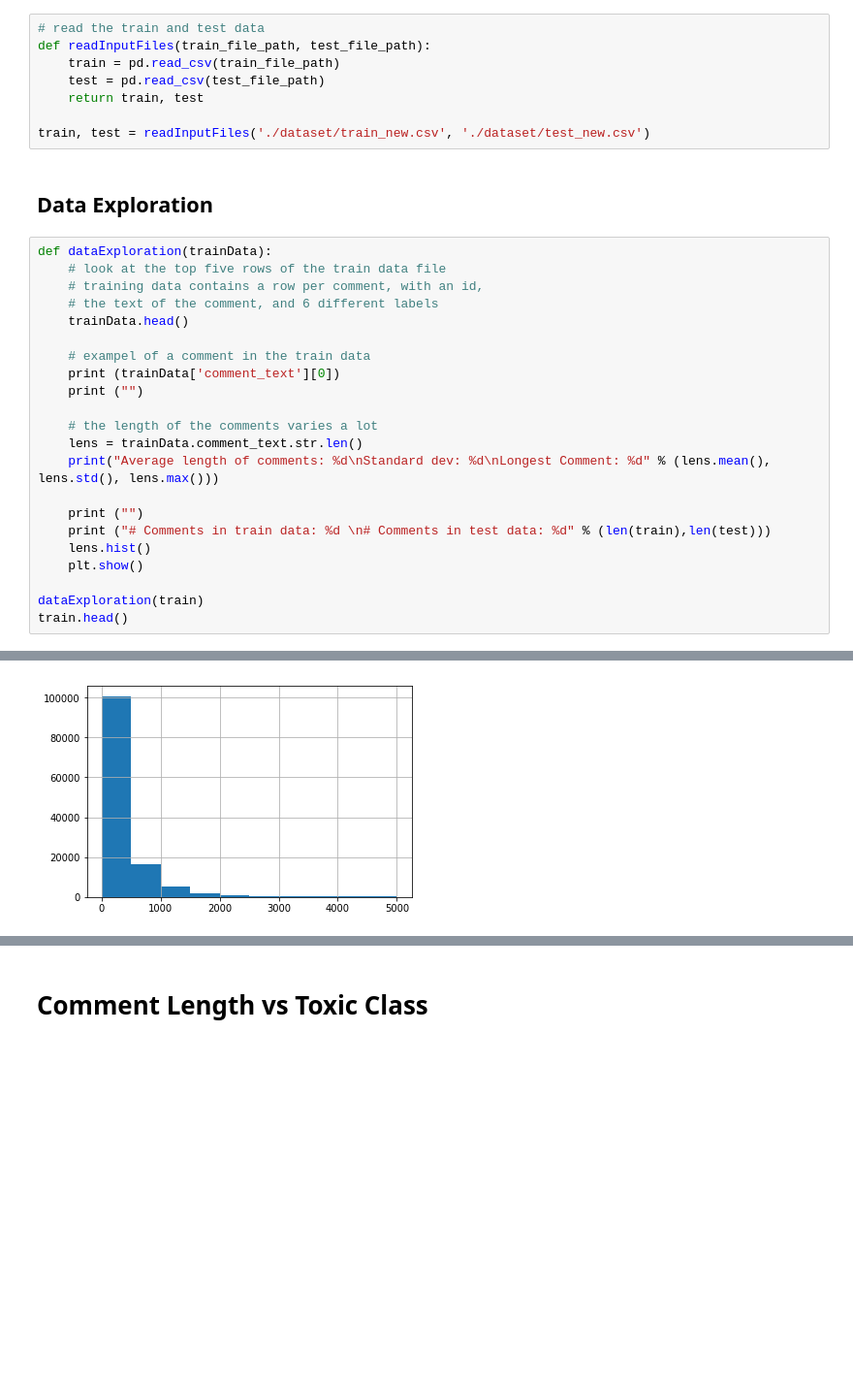
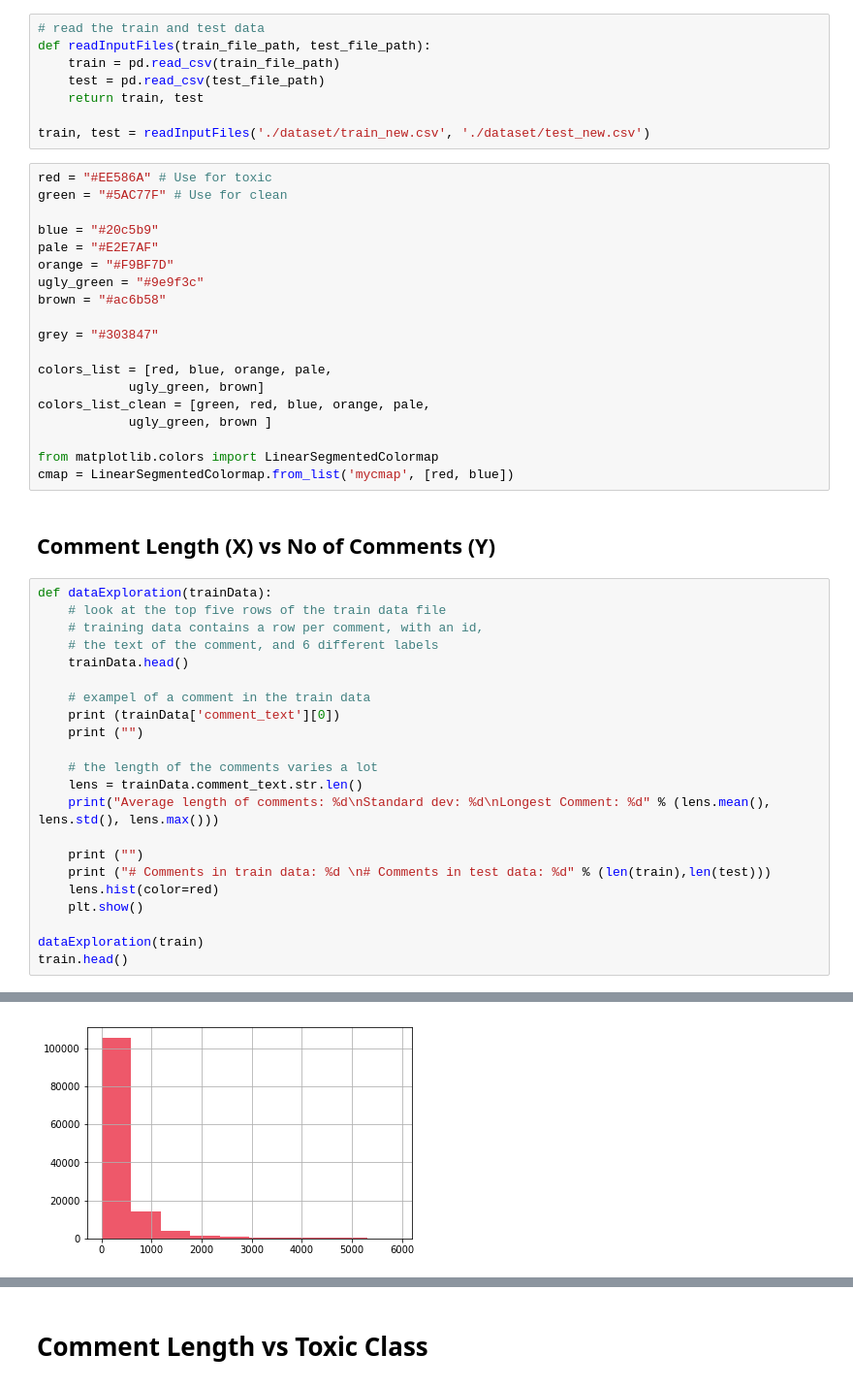
Before and after one commit to PuneetKohli/toxic_comment_classification, a Jupyter notebook: Data Exploration.ipynb, the cells around one changed output, grey strips where cells are left out. Shown at 97% size. Cells and saved outputs as stored; diff of their text form; blank space fills up the shorter version.

Commit message:
Data Exploration in depth

```diff
--- a/Data Exploration.ipynb
+++ b/Data Exploration.ipynb
@@ -19,8 +22,27 @@ def readInputFiles(train_file_path, test_file_path):
     return train, test
 
 train, test = readInputFiles('./dataset/train_new.csv', './dataset/test_new.csv')
-# %% [markdown]
-## Data Exploration
+# %%
+red = "#EE586A" # Use for toxic
+green = "#5AC77F" # Use for clean
+
+blue = "#20c5b9"
+pale = "#E2E7AF"
+orange = "#F9BF7D"
+ugly_green = "#9e9f3c"
+brown = "#ac6b58"
+
+grey = "#303847"
+
+colors_list = [red, blue, orange, pale,
+            ugly_green, brown]
+colors_list_clean = [green, red, blue, orange, pale,
+            ugly_green, brown ]
+
+from matplotlib.colors import LinearSegmentedColormap
+cmap = LinearSegmentedColormap.from_list('mycmap', [red, blue])
+# %% [markdown]
+## Comment Length (X) vs No of Comments (Y)
 # %%
 def dataExploration(trainData):
     # look at the top five rows of the train data file
@@ -38,7 +60,7 @@ def dataExploration(trainData):
 
     print ("")
     print ("# Comments in train data: %d \n# Comments in test data: %d" % (len(train),len(test)))
-    lens.hist()
+    lens.hist(color=red)
     plt.show()
 
 dataExploration(train)
@@ -53,4 +75,4 @@ Longest Comment: 5000
 
 # Comments in train data: 127656
 # Comments in test data: 31915
-[figure, old version]
+[figure, new version]
```
Also changed, not shown: parts of 24 cells of this notebook, 1 other file.
